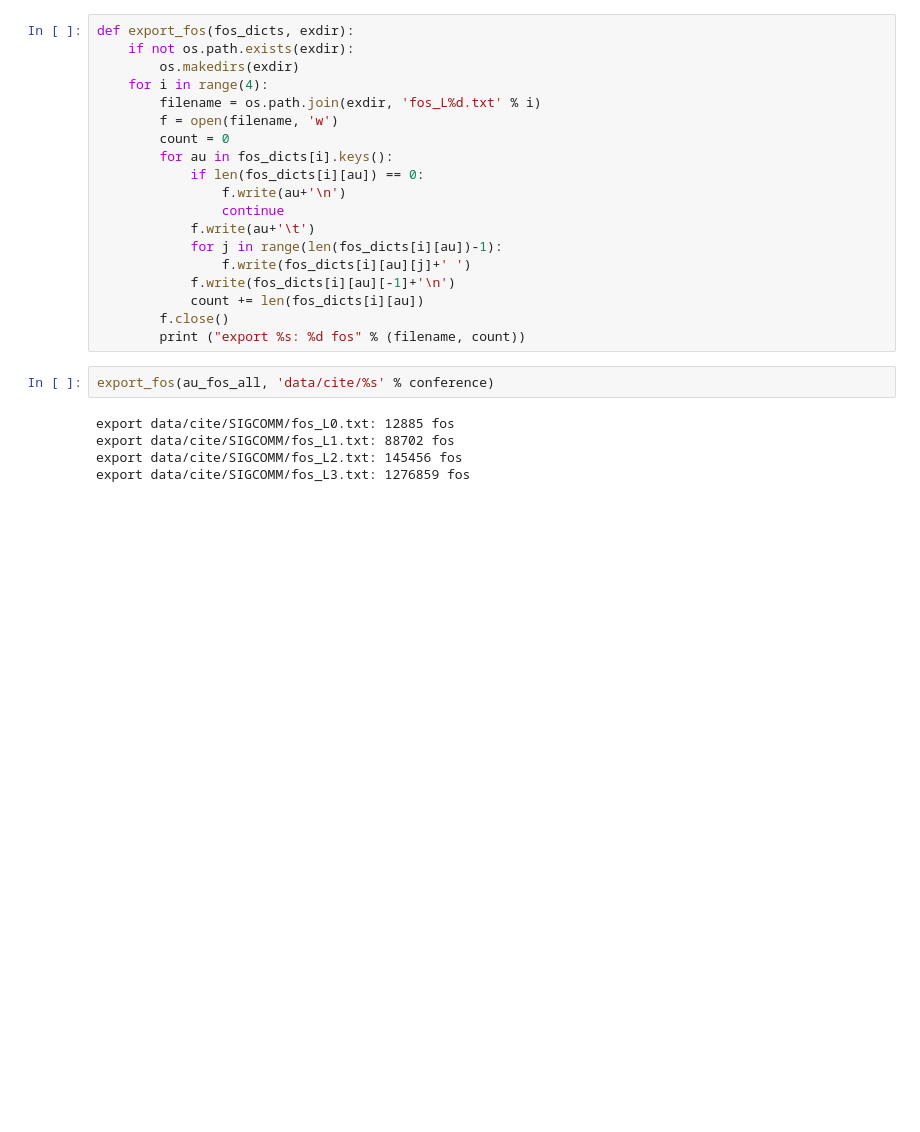
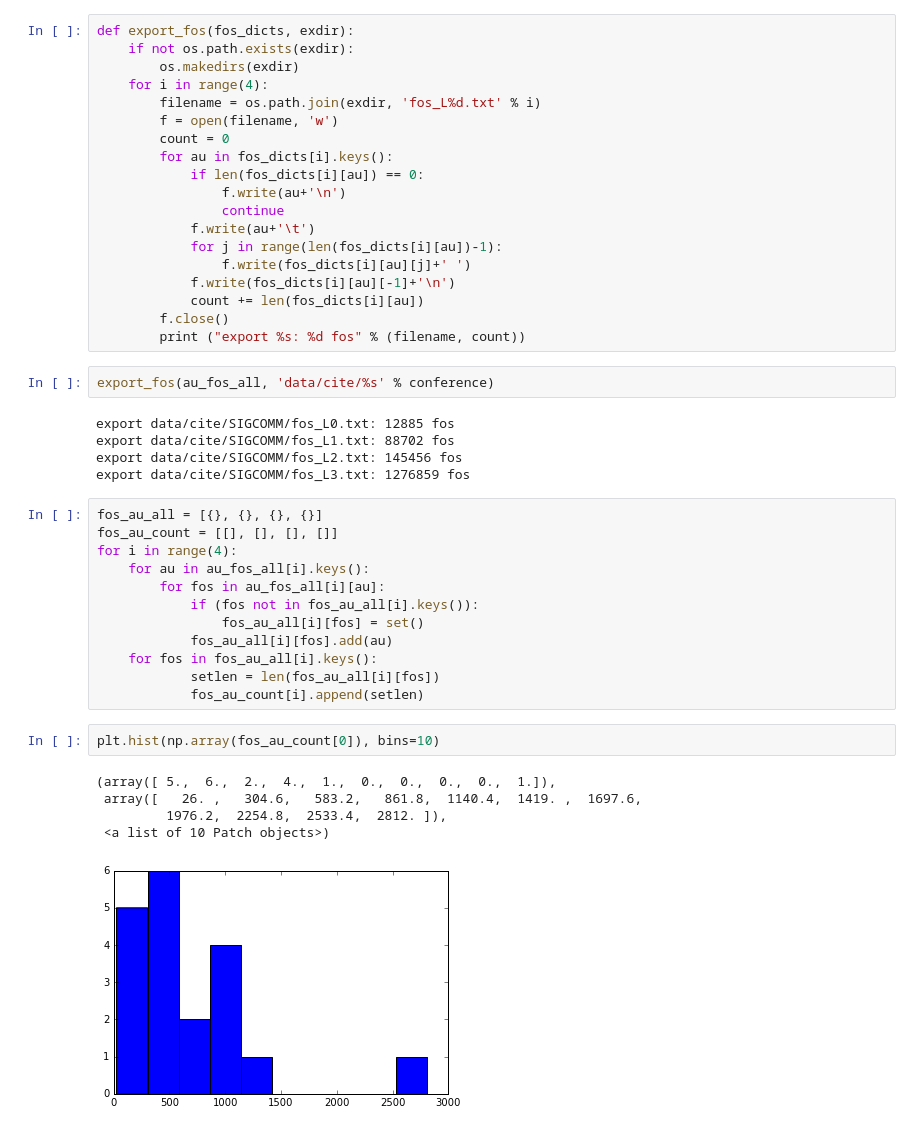
Before and after one commit to elicassion/2017Summer-Community-Detection, a Jupyter notebook: Dataset/cite_extract.ipynb, the cells around one changed output. Saved outputs shown, nothing was run; the diff lists cells and outputs as text; blank space fills up the shorter version.

```diff
--- a/Dataset/cite_extract.ipynb
+++ b/Dataset/cite_extract.ipynb
@@ -195,3 +195,23 @@ export data/cite/SIGCOMM/fos_L0.txt: 12885 fos
 export data/cite/SIGCOMM/fos_L1.txt: 88702 fos
 export data/cite/SIGCOMM/fos_L2.txt: 145456 fos
 export data/cite/SIGCOMM/fos_L3.txt: 1276859 fos
+# %%
+fos_au_all = [{}, {}, {}, {}]
+fos_au_count = [[], [], [], []]
+for i in range(4):
+    for au in au_fos_all[i].keys():
+        for fos in au_fos_all[i][au]:
+            if (fos not in fos_au_all[i].keys()):
+                fos_au_all[i][fos] = set()
+            fos_au_all[i][fos].add(au)
+    for fos in fos_au_all[i].keys():
+            setlen = len(fos_au_all[i][fos])
+            fos_au_count[i].append(setlen)
+# %%
+plt.hist(np.array(fos_au_count[0]), bins=10)
+# %% [output]
+(array([ 5.,  6.,  2.,  4.,  1.,  0.,  0.,  0.,  0.,  1.]),
+ array([   26. ,   304.6,   583.2,   861.8,  1140.4,  1419. ,  1697.6,
+         1976.2,  2254.8,  2533.4,  2812. ]),
+ <a list of 10 Patch objects>)
+[figure, added]
```
Also changed, not shown: parts of 5 cells of this notebook.
